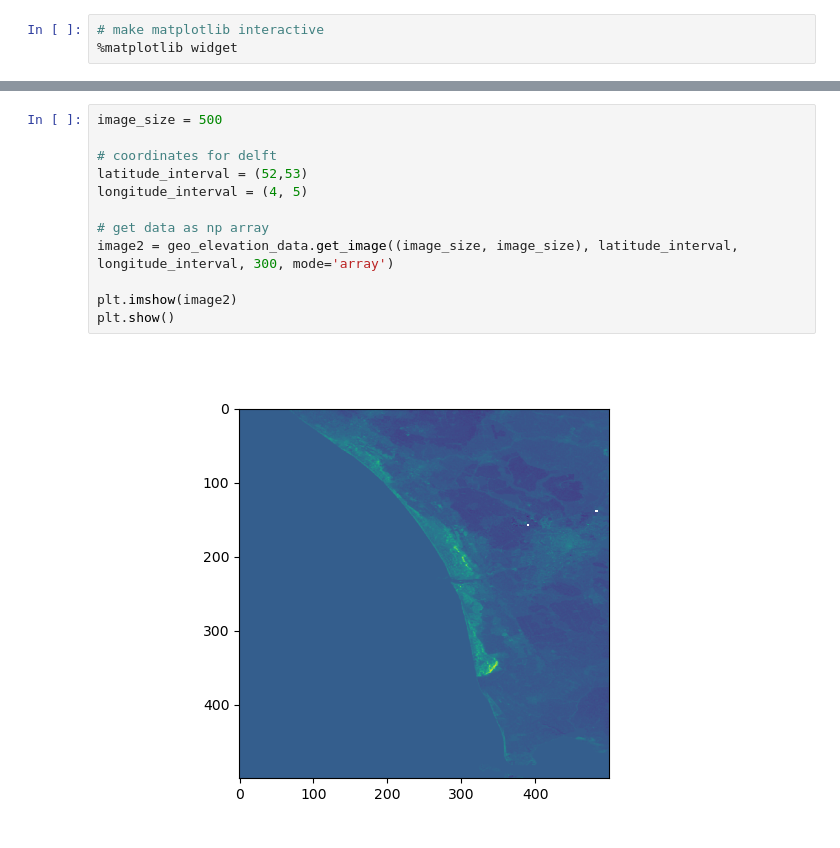
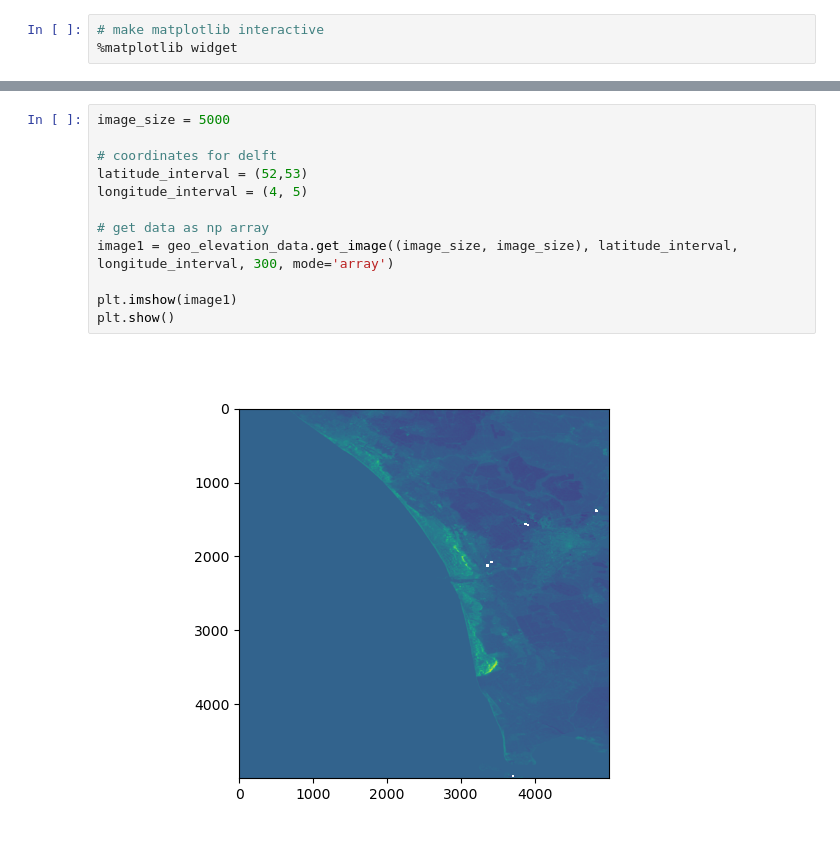
Before and after one commit to ICESAT-2HackWeek/2022-snow-dem-large, a Jupyter notebook: notebooks/srtm.ipynb, the cells around one changed output, grey strips where cells are left out. Saved outputs shown, nothing was run; the diff lists cells and outputs as text.

```diff
--- a/notebooks/srtm.ipynb
+++ b/notebooks/srtm.ipynb
@@ -33,14 +22,14 @@ Creating /home/jovyan/.cache/srtm
 # %%
-image_size = 500
+image_size = 5000
 
 # coordinates for delft
 latitude_interval = (52,53)
 longitude_interval = (4, 5)
 
 # get data as np array
-image2 = geo_elevation_data.get_image((image_size, image_size), latitude_interval, longitude_interval, 300, mode='array')
+image1 = geo_elevation_data.get_image((image_size, image_size), latitude_interval, longitude_interval, 300, mode='array')
 
-plt.imshow(image2)
+plt.imshow(image1)
 plt.show()
 # %% [output]
-[figure, old version]
+[figure, new version]
```
Also changed, not shown: parts of 7 cells of this notebook.
